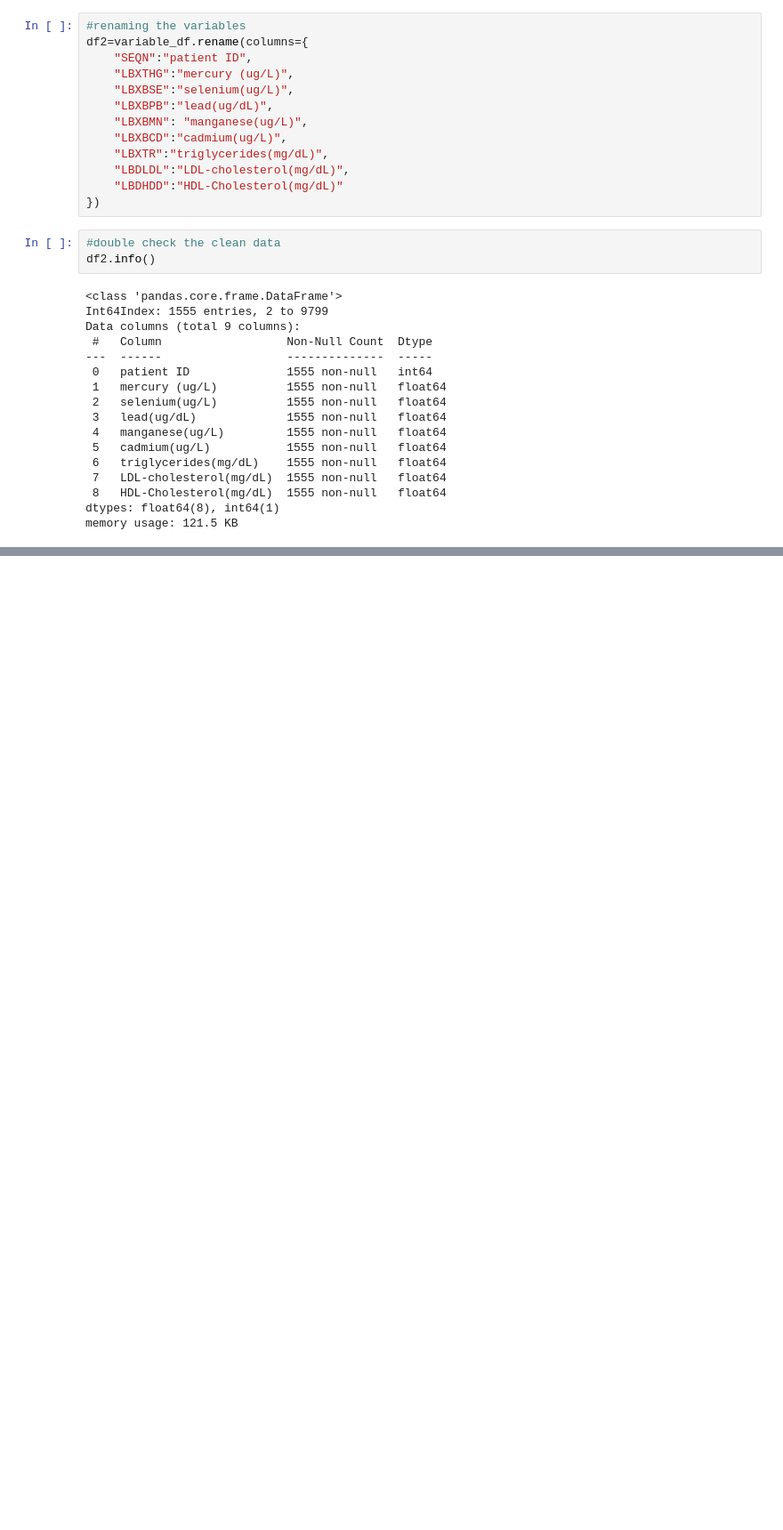
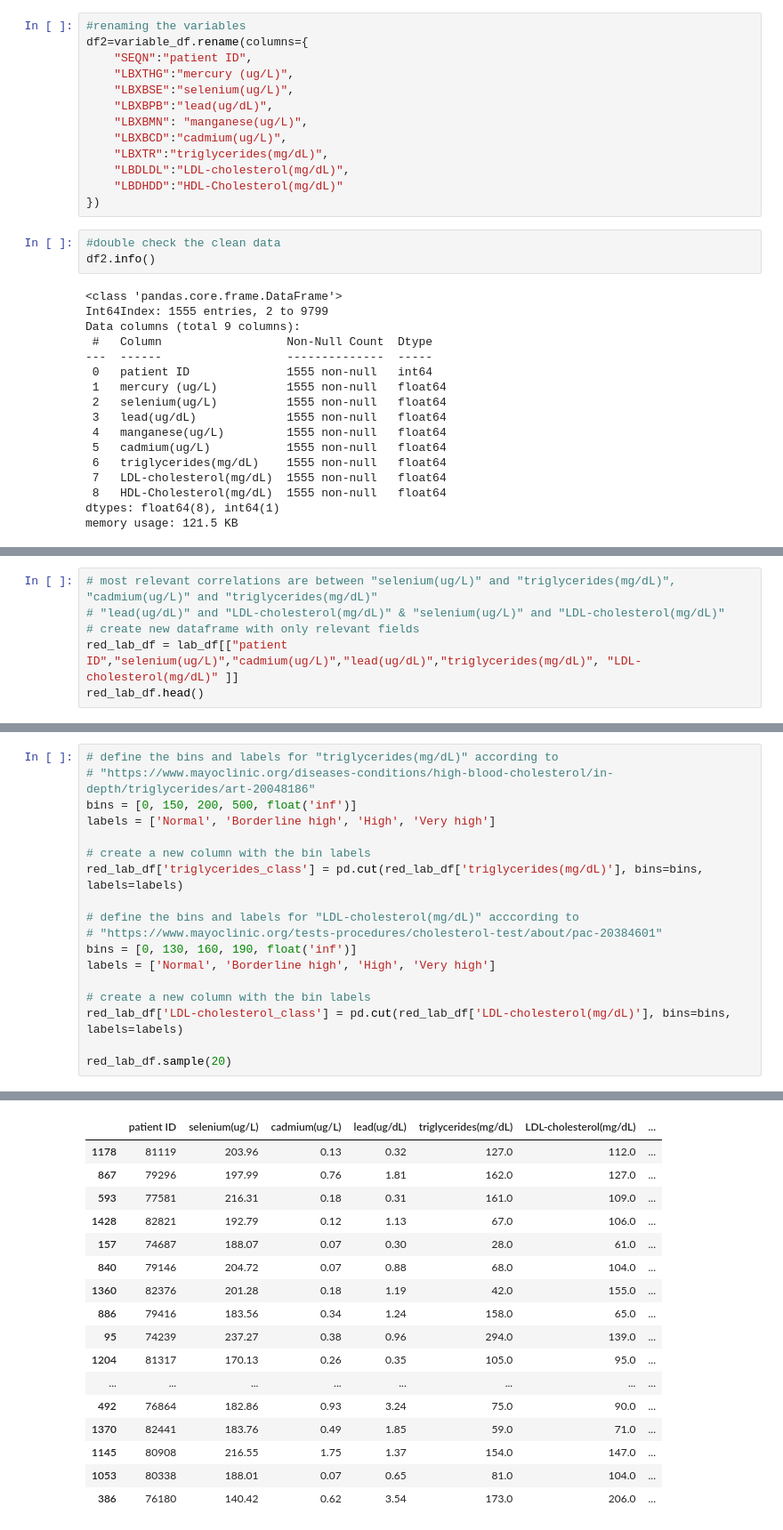
Before and after one commit to pietrostolf/Metals-Cardiovascular-Disease, a Jupyter notebook: codes/MetalHeart Synthesis.ipynb, the cells around one changed output, grey strips where cells are left out. Shown at 89% size. Cells and saved outputs as stored; diff of their text form; blank space fills up the shorter version.

```diff
--- a/codes/MetalHeart Synthesis.ipynb
+++ b/codes/MetalHeart Synthesis.ipynb
@@ -89,0 +161,6 @@ df2.to_excel("../Resource/new_lab.xlsx", index=False , header=True)
+# %%
+# most relevant correlations are between "selenium(ug/L)" and "triglycerides(mg/dL)", "cadmium(ug/L)" and "triglycerides(mg/dL)"
+# "lead(ug/dL)" and "LDL-cholesterol(mg/dL)" & "selenium(ug/L)" and "LDL-cholesterol(mg/dL)"
+# create new dataframe with only relevant fields
+red_lab_df = lab_df[["patient ID","selenium(ug/L)","cadmium(ug/L)","lead(ug/dL)","triglycerides(mg/dL)", "LDL-cholesterol(mg/dL)" ]]
+red_lab_df.head()
@@ -89,0 +174,19 @@ df2.to_excel("../Resource/new_lab.xlsx", index=False , header=True)
+# %%
+# define the bins and labels for "triglycerides(mg/dL)" according to
+# "https://www.mayoclinic.org/diseases-conditions/high-blood-cholesterol/in-depth/triglycerides/art-20048186"
+bins = [0, 150, 200, 500, float('inf')]
+labels = ['Normal', 'Borderline high', 'High', 'Very high']
+
+# create a new column with the bin labels
+red_lab_df['triglycerides_class'] = pd.cut(red_lab_df['triglycerides(mg/dL)'], bins=bins, labels=labels)
+
+# define the bins and labels for "LDL-cholesterol(mg/dL)" acccording to
+# "https://www.mayoclinic.org/tests-procedures/cholesterol-test/about/pac-20384601"
+bins = [0, 130, 160, 190, float('inf')]
+labels = ['Normal', 'Borderline high', 'High', 'Very high']
+
+# create a new column with the bin labels
+red_lab_df['LDL-cholesterol_class'] = pd.cut(red_lab_df['LDL-cholesterol(mg/dL)'], bins=bins, labels=labels)
+
+red_lab_df.sample(20)
+# %% [output]
@@ -89,0 +203,17 @@ df2.to_excel("../Resource/new_lab.xlsx", index=False , header=True)
+|  | patient ID | selenium(ug/L) | cadmium(ug/L) | lead(ug/dL) | triglycerides(mg/dL) | LDL-cholesterol(mg/dL) | ... |
+| 1178 | 81119 | 203.96 | 0.13 | 0.32 | 127.0 | 112.0 | ... |
+| 867 | 79296 | 197.99 | 0.76 | 1.81 | 162.0 | 127.0 | ... |
+| 593 | 77581 | 216.31 | 0.18 | 0.31 | 161.0 | 109.0 | ... |
+| 1428 | 82821 | 192.79 | 0.12 | 1.13 | 67.0 | 106.0 | ... |
+| 157 | 74687 | 188.07 | 0.07 | 0.30 | 28.0 | 61.0 | ... |
+| 840 | 79146 | 204.72 | 0.07 | 0.88 | 68.0 | 104.0 | ... |
+| 1360 | 82376 | 201.28 | 0.18 | 1.19 | 42.0 | 155.0 | ... |
+| 886 | 79416 | 183.56 | 0.34 | 1.24 | 158.0 | 65.0 | ... |
+| 95 | 74239 | 237.27 | 0.38 | 0.96 | 294.0 | 139.0 | ... |
+| 1204 | 81317 | 170.13 | 0.26 | 0.35 | 105.0 | 95.0 | ... |
+| ... | ... | ... | ... | ... | ... | ... | ... |
+| 492 | 76864 | 182.86 | 0.93 | 3.24 | 75.0 | 90.0 | ... |
+| 1370 | 82441 | 183.76 | 0.49 | 1.85 | 59.0 | 71.0 | ... |
+| 1145 | 80908 | 216.55 | 1.75 | 1.37 | 154.0 | 147.0 | ... |
+| 1053 | 80338 | 188.01 | 0.07 | 0.65 | 81.0 | 104.0 | ... |
+| 386 | 76180 | 140.42 | 0.62 | 3.54 | 173.0 | 206.0 | ... |
```
Also changed, not shown: parts of 9 cells of this notebook, 1 other file.
